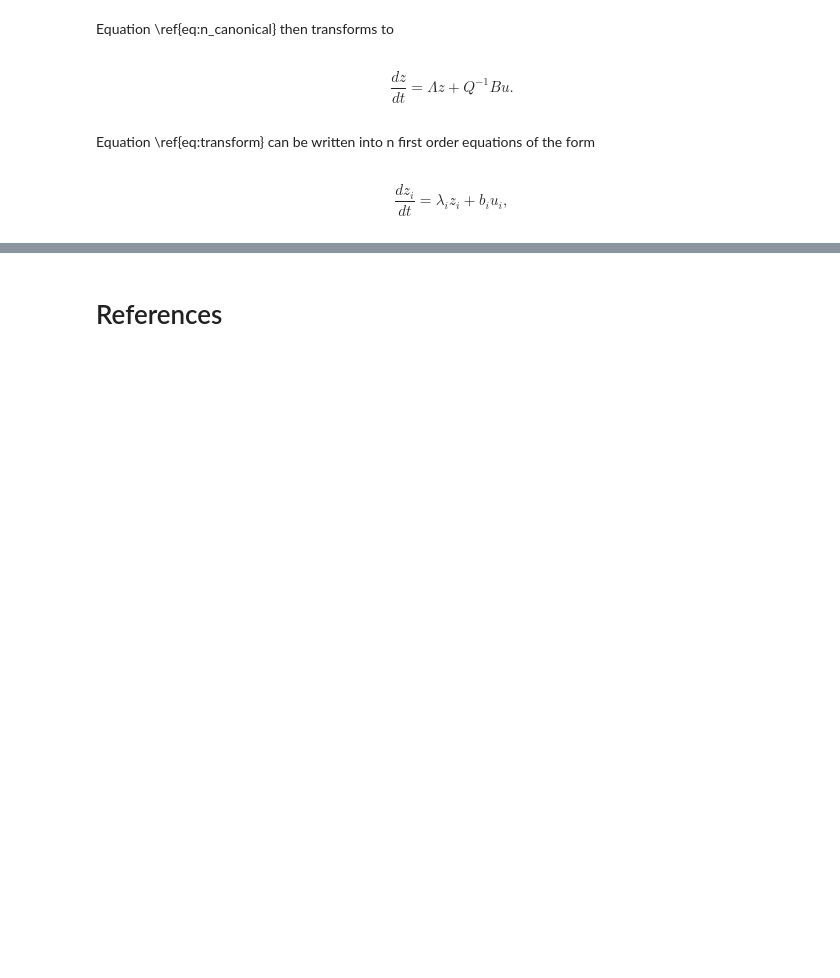
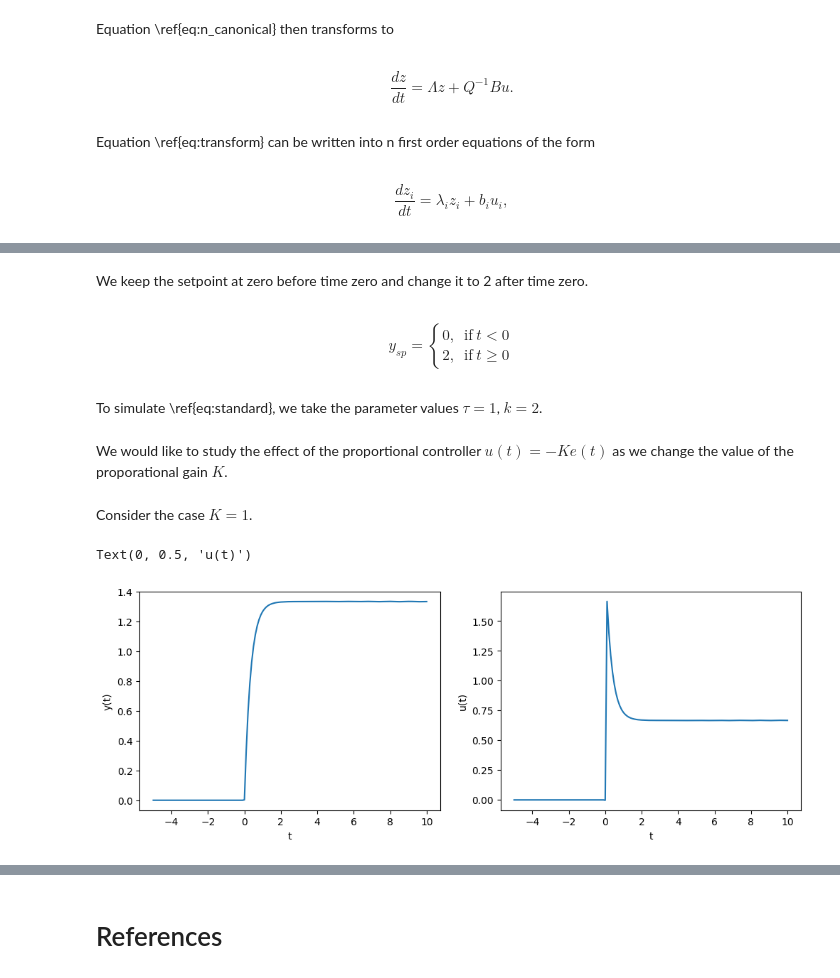
Before and after one commit to noronhaeyan/Control-Theory, a Jupyter notebook: Introduction/PID control 101.ipynb, the cells around one changed output, grey strips where cells are left out. Drawn from its saved outputs; the diff is of its cells as text; code cells hidden in the pictures; blank space fills up the shorter version.

```diff
--- a/Introduction/PID control 101.ipynb
+++ b/Introduction/PID control 101.ipynb
@@ -200,0 +345,45 @@ where the sub-script $i$ denotes the $i^{th}$ entry of \ref{eq:transform}. $\lam
+# %% [markdown]
+We keep the setpoint at zero before time zero and change it to 2 after time zero.
+# %% [markdown]
+\begin{equation}
+y_{sp} =
+\begin{cases}
+      0, & \text{if}\ t < 0 \\
+      2, & \text{if}\ t \geq 0
+    \end{cases}
+\end{equation}
+# %% [markdown]
+To simulate \ref{eq:standard}, we take the parameter values $\tau = 1$, $k = 2$.
+# %% [markdown]
+We would like to study the effect of the proportional controller $u(t) = -Ke(t)$ as we change the value of the proporational gain $K$.
+# %% [markdown]
+Consider the case $K=1$.
+# %%
+def ysp(t):
+    return np.where(t < 0, 0, 2)
+
+def u(y, ysp, K):
+    return -K*(y - ysp)
+
+K = 1
+
+tau = 1
+k = 2
+F = lambda t, y: (-y + k*u(y, ysp(t), K)) / tau
+
+t_eval = np.arange(-5, 10.1, 0.1)
+sol = solve_ivp(F, [-5, 10], [0], t_eval=t_eval)
+
+plt.figure(figsize = (12, 4))
+plt.subplot(121)
+plt.plot(sol.t, sol.y[0])
+plt.xlabel('t')
+plt.ylabel('y(t)')
+
+plt.subplot(122)
+plt.plot(sol.t, u(sol.y[0], ysp(sol.t), K))
+plt.xlabel('t')
+plt.ylabel('u(t)')
+# %% [output]
+Text(0, 0.5, 'u(t)')
+[figure, added]
```
Also changed, not shown: parts of 56 cells of this notebook.
